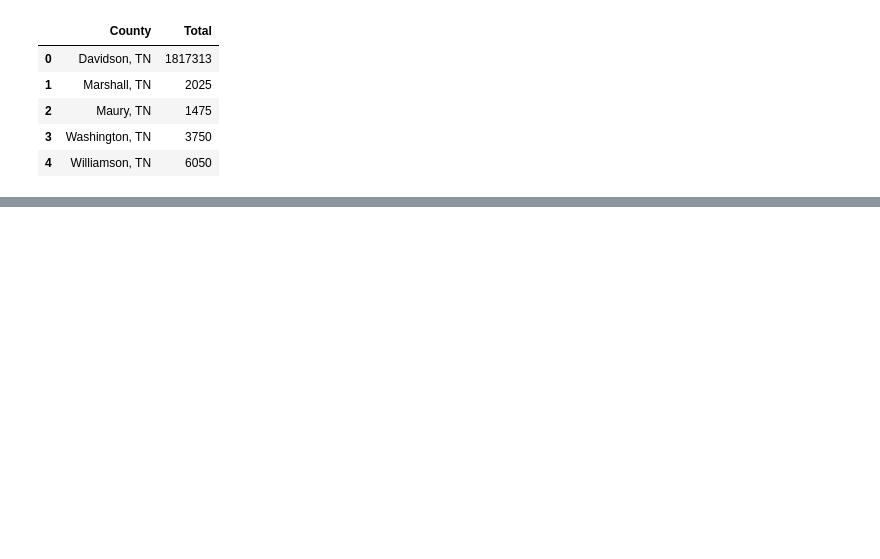
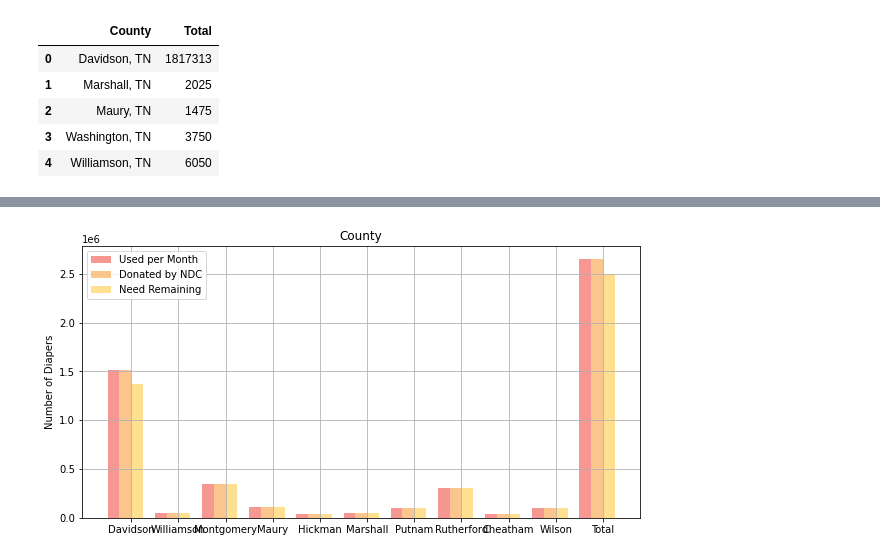
Before and after one commit to paulballenger/nashville_diaper_connection, a Jupyter notebook: notebooks/diapers_by_county.ipynb, the cells around one changed output, grey strips where cells are left out. Cells and saved outputs as stored; diff of their text form; code cells hidden in the pictures; blank space fills up the shorter version.

```diff
--- a/notebooks/diapers_by_county.ipynb
+++ b/notebooks/diapers_by_county.ipynb
@@ -90,0 +132,4 @@ diapers_by_county
+# %%
+#delete last 2 rows
+diapers_by_county = diapers_by_county.drop(diapers_by_county.index[[11,12]])
+diapers_by_county
@@ -90,0 +166,9 @@ diapers_by_county
+# %%
+#convert to integers
+diapers_by_county['diapers_and_poverty'] = diapers_by_county['diapers_and_poverty'].astype(int)
+diapers_by_county['diapers_used'] = diapers_by_county['diapers_used'].astype(int)
+diapers_by_county['total'] = diapers_by_county['total'].astype(int)
+# %%
+#add 'diaper_need' column
+diapers_by_county['diapers_need'] = diapers_by_county['diapers_used']-diapers_by_county['total']
+diapers_by_county
@@ -90,0 +188,72 @@ diapers_by_county
+# %%
+# Setting the positions and width for the bars
+pos = list(range(len(diapers_by_county['diapers_used'])))
+width = 0.25
+
+# Plotting the bars
+fig, ax = plt.subplots(figsize=(10,5))
+
+# Create a bar with pre_score data,
+# in position pos,
+plt.bar(pos,
+        #using df['pre_score'] data,
+        diapers_by_county['diapers_used'],
+        # of width
+        width,
+        # with alpha 0.5
+        alpha=0.5,
+        # with color
+        color='#EE3224',
+        # with label the first value in first_name
+        label=diapers_by_county['county'][0])
+
+# Create a bar with mid_score data,
+# in position pos + some width buffer,
+plt.bar([p + width for p in pos],
+        #using df['mid_score'] data,
+        diapers_by_county['diapers_used'],
+        # of width
+        width,
+        # with alpha 0.5
+        alpha=0.5,
+        # with color
+        color='#F78F1E',
+        # with label the second value in first_name
+        label=diapers_by_county['county'][1])
+
+# Create a bar with post_score data,
+# in position pos + some width buffer,
+plt.bar([p + width*2 for p in pos],
+        #using df['post_score'] data,
+        diapers_by_county['diapers_need'],
+        # of width
+        width,
+        # with alpha 0.5
+        alpha=0.5,
+        # with color
+        color='#FFC222',
+        # with label the third value in first_name
+        label=diapers_by_county['county'][2])
+
+# Set the y axis label
+ax.set_ylabel('Number of Diapers')
+
+# Set the chart's title
+ax.set_title('County')
+
+# Set the position of the x ticks
+ax.set_xticks([p + 1.5 * width for p in pos])
+
+# Set the labels for the x ticks
+ax.set_xticklabels(diapers_by_county['county'])
+
+# Setting the x-axis and y-axis limits
+#plt.xlim(min(pos)-width, max(pos)+width*4)
+#plt.ylim([0, max(diapers_by_county['diapers_used'] + diapers_by_county['total'] + diapers_by_county['diapers_need'])] )
+
+# Adding the legend and showing the plot
+plt.legend(['Used per Month', 'Donated by NDC', 'Need Remaining'], loc='upper left')
+plt.grid()
+plt.show()
+# %% [output]
+[figure, added]
```
Also changed, not shown: parts of 11 cells of this notebook, 4 other files.
